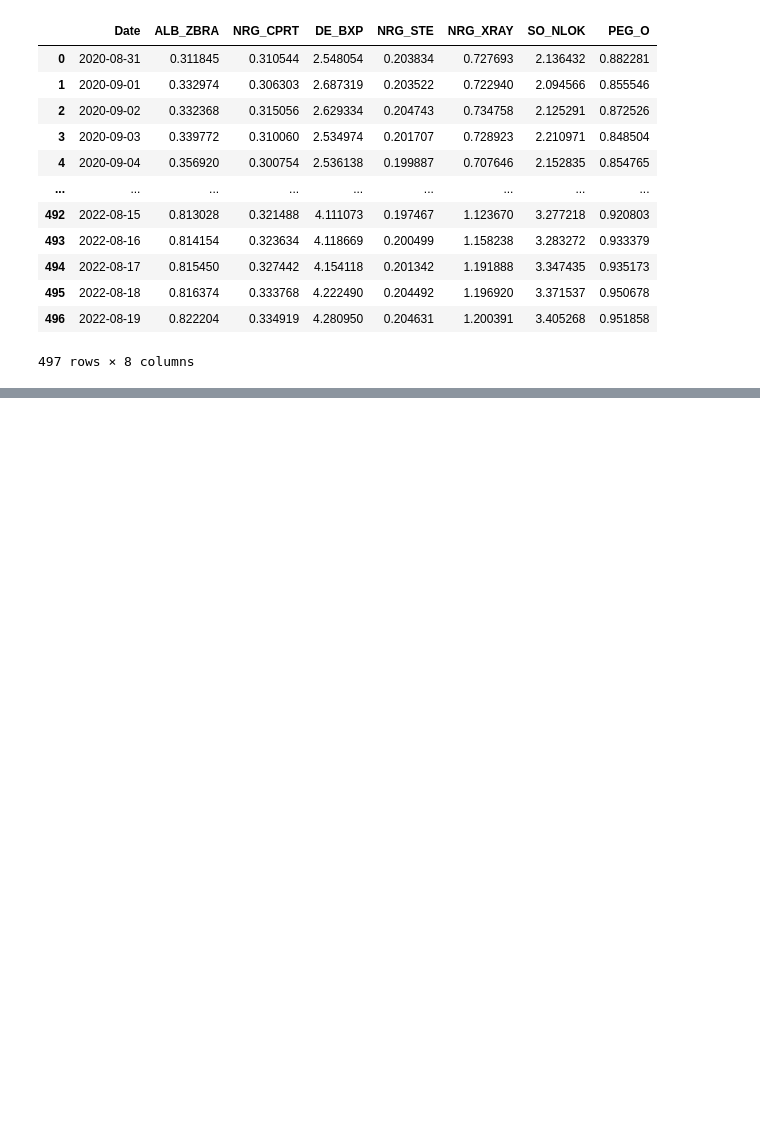
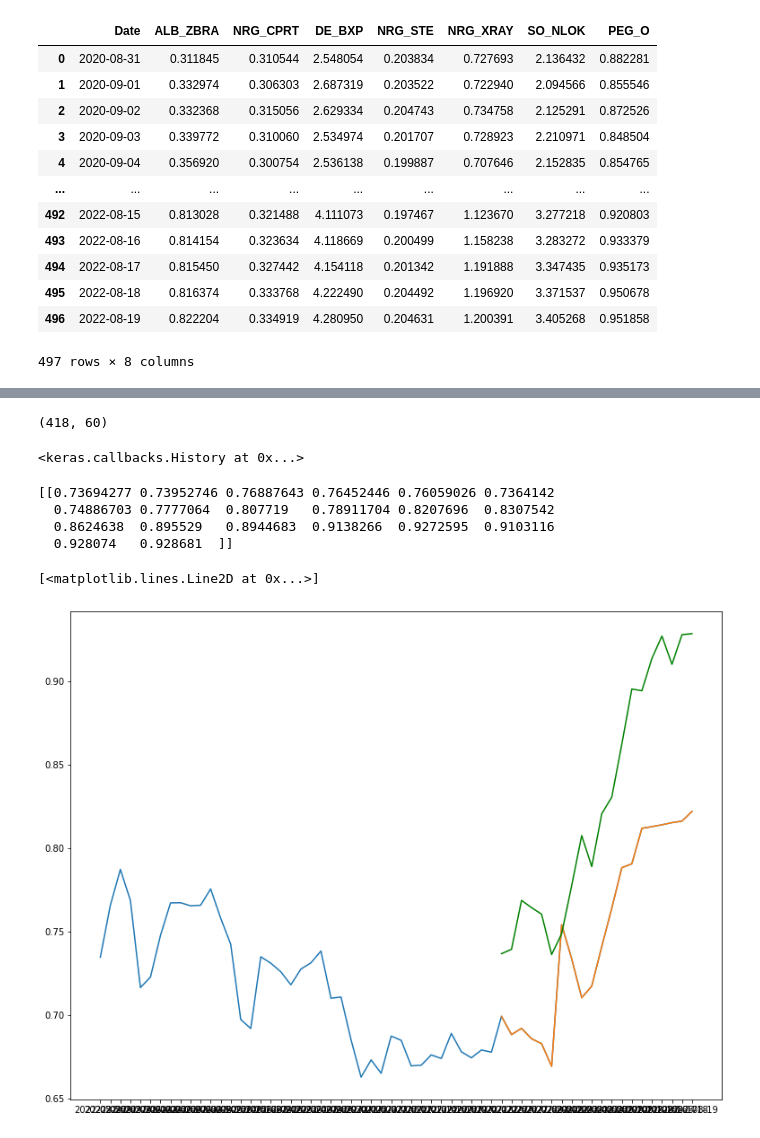
Before and after one commit to greengamma/long-short-trade-ideas-generator, a Jupyter notebook: notebooks/Untitled1.ipynb, the cells around one changed output, grey strips where cells are left out. Drawn from its saved outputs; the diff is of its cells as text; code cells hidden in the pictures; blank space fills up the shorter version.

```diff
--- a/notebooks/Untitled1.ipynb
+++ b/notebooks/Untitled1.ipynb
@@ -63,8 +58,30 @@ df.set_index('Date',inplace=True)
+# %%
+X,y = split_sequence(Daily_ratio,60,20)
+X_train =X[0:417]
+X_test = X[417:]
+X_train.shape
+X_test.shape
+y.shape
+y_train = y[0:417]
+y_test = y[417:]
+
+
+X.shape
+# %% [output]
+(418, 60)
+# %%
+# reshape from [samples, timesteps] into [samples, timesteps, features]
+n_features = 1
+X_test = X_test.reshape((X_test.shape[0], X_test.shape[1], n_features))
+X_train = X_train.reshape((X_train.shape[0], X_train.shape[1], n_features))
 # %%
+# define model
 model = Sequential()
-model.add(layers.Conv1D(filters=64, kernel_size=2, activation='relu', input_shape=(20,1)))
-model.add(layers.MaxPooling1D(pool_size=2))
-model.add(layers.Flatten())
-model.add(layers.Dense(50, activation='relu'))
-model.add(layers.Dense(1))
-model.compile(optimizer='adam', loss='mae')
+model.add(Conv1D(filters=64, kernel_size=2, activation='relu', input_shape=(60, 1)))
+model.add(MaxPooling1D(pool_size=2))
+model.add(Conv1D(filters=64, kernel_size=2, activation='relu', input_shape=(60, 1)))
+model.add(MaxPooling1D(pool_size=2))
+model.add(Flatten())
+model.add(Dense(50, activation='relu'))
+model.add(Dense(20))
+model.compile(optimizer='adam', loss='mse')
@@ -79,3 +88,25 @@ def run_model(model,X_train,y_train,X_test):
+# %%
+# fit model
+model.fit(X_train, y_train, epochs=1000, verbose=0)
+# %% [output]
+<keras.callbacks.History at 0x...>
+# %%
+# demonstrate prediction
+yhat = model.predict(X_test, verbose=0)
+print(yhat)
+# %% [output]
+[[0.73694277 0.73952746 0.76887643 0.76452446 0.76059026 0.7364142
+  0.74886703 0.7777064  0.807719   0.78911704 0.8207696  0.8307542
+  0.8624638  0.895529   0.8944683  0.9138266  0.9272595  0.9103116
+  0.928074   0.928681  ]]
+# %%
+fig, ax = plt.subplots(1,1,figsize = (13,10))
+ax.plot(A['ALB_ZBRA'][-60:])
+ax.plot(A.index[-20:],y_test[0])
+ax.plot(A.index[-20:],yhat[0],c='green')
+# %% [output]
+[<matplotlib.lines.Line2D at 0x...>]
+[figure, added]
 # %%
 def mean_absolute_percentage_error(y_true, y_pred):
     y_true, y_pred = np.array(y_true), np.array(y_pred)
```
Also changed, not shown: parts of 15 cells of this notebook, 4 other files.
